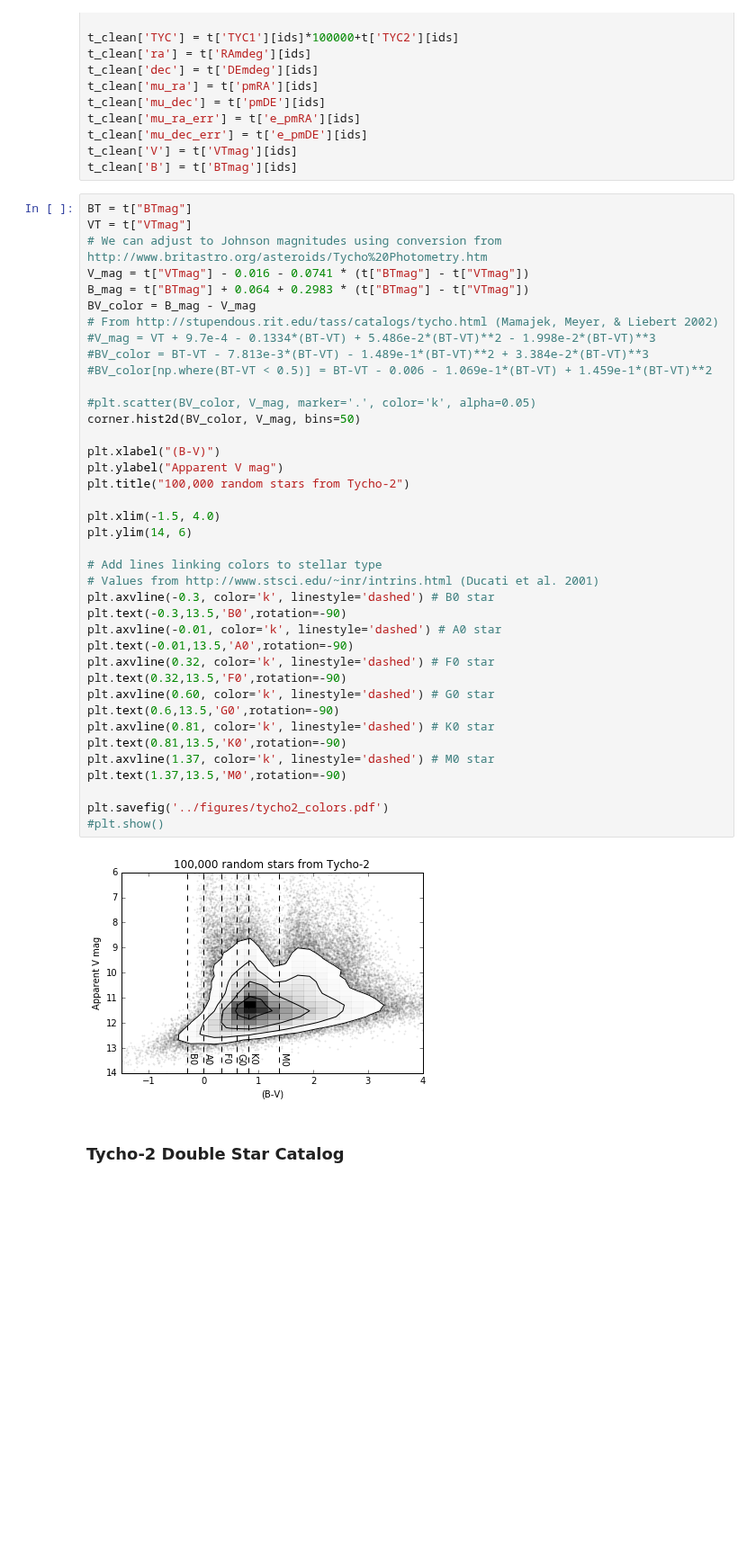
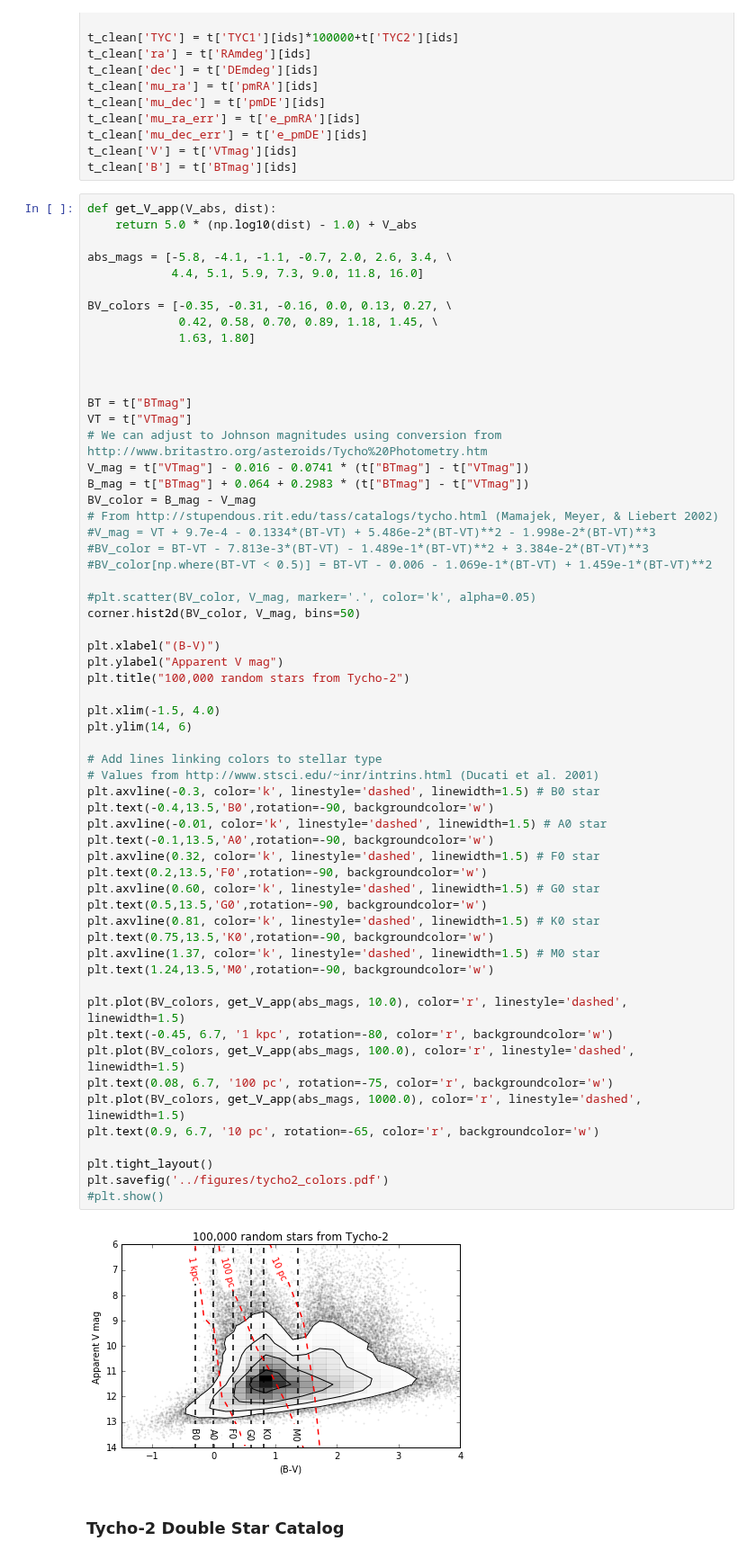
Before and after one commit to astroJeff/gaia_binaries, a Jupyter notebook: notebooks/Tycho-2 Data.ipynb, the cells around one changed output. Shown at 90% size. Saved outputs shown, nothing was run; the diff lists cells and outputs as text; blank space fills up the shorter version.

```diff
--- a/notebooks/Tycho-2 Data.ipynb
+++ b/notebooks/Tycho-2 Data.ipynb
@@ -40,46 +40,66 @@ t_clean['mu_dec_err'] = t['e_pmDE'][ids]
 t_clean['V'] = t['VTmag'][ids]
 t_clean['B'] = t['BTmag'][ids]
 # %%
+def get_V_app(V_abs, dist):
+    return 5.0 * (np.log10(dist) - 1.0) + V_abs
+
+abs_mags = [-5.8, -4.1, -1.1, -0.7, 2.0, 2.6, 3.4, \
+            4.4, 5.1, 5.9, 7.3, 9.0, 11.8, 16.0]
+
+BV_colors = [-0.35, -0.31, -0.16, 0.0, 0.13, 0.27, \
+             0.42, 0.58, 0.70, 0.89, 1.18, 1.45, \
+             1.63, 1.80]
+
+
+
 BT = t["BTmag"]
 VT = t["VTmag"]
 # We can adjust to Johnson magnitudes using conversion from http://www.britastro.org/asteroids/Tycho%20Photometry.htm
 V_mag = t["VTmag"] - 0.016 - 0.0741 * (t["BTmag"] - t["VTmag"])
 B_mag = t["BTmag"] + 0.064 + 0.2983 * (t["BTmag"] - t["VTmag"])
 BV_color = B_mag - V_mag
 # From http://stupendous.rit.edu/tass/catalogs/tycho.html (Mamajek, Meyer, & Liebert 2002)
 #V_mag = VT + 9.7e-4 - 0.1334*(BT-VT) + 5.486e-2*(BT-VT)**2 - 1.998e-2*(BT-VT)**3
 #BV_color = BT-VT - 7.813e-3*(BT-VT) - 1.489e-1*(BT-VT)**2 + 3.384e-2*(BT-VT)**3
 #BV_color[np.where(BT-VT < 0.5)] = BT-VT - 0.006 - 1.069e-1*(BT-VT) + 1.459e-1*(BT-VT)**2
 
 #plt.scatter(BV_color, V_mag, marker='.', color='k', alpha=0.05)
 corner.hist2d(BV_color, V_mag, bins=50)
 
 plt.xlabel("(B-V)")
 plt.ylabel("Apparent V mag")
 plt.title("100,000 random stars from Tycho-2")
 
 plt.xlim(-1.5, 4.0)
 plt.ylim(14, 6)
 
 # Add lines linking colors to stellar type
 # Values from http://www.stsci.edu/~inr/intrins.html (Ducati et al. 2001)
-plt.axvline(-0.3, color='k', linestyle='dashed') # B0 star
-plt.text(-0.3,13.5,'B0',rotation=-90)
-plt.axvline(-0.01, color='k', linestyle='dashed') # A0 star
-plt.text(-0.01,13.5,'A0',rotation=-90)
-plt.axvline(0.32, color='k', linestyle='dashed') # F0 star
-plt.text(0.32,13.5,'F0',rotation=-90)
-plt.axvline(0.60, color='k', linestyle='dashed') # G0 star
-plt.text(0.6,13.5,'G0',rotation=-90)
-plt.axvline(0.81, color='k', linestyle='dashed') # K0 star
-plt.text(0.81,13.5,'K0',rotation=-90)
-plt.axvline(1.37, color='k', linestyle='dashed') # M0 star
-plt.text(1.37,13.5,'M0',rotation=-90)
+plt.axvline(-0.3, color='k', linestyle='dashed', linewidth=1.5) # B0 star
+plt.text(-0.4,13.5,'B0',rotation=-90, backgroundcolor='w')
+plt.axvline(-0.01, color='k', linestyle='dashed', linewidth=1.5) # A0 star
+plt.text(-0.1,13.5,'A0',rotation=-90, backgroundcolor='w')
+plt.axvline(0.32, color='k', linestyle='dashed', linewidth=1.5) # F0 star
+plt.text(0.2,13.5,'F0',rotation=-90, backgroundcolor='w')
+plt.axvline(0.60, color='k', linestyle='dashed', linewidth=1.5) # G0 star
+plt.text(0.5,13.5,'G0',rotation=-90, backgroundcolor='w')
+plt.axvline(0.81, color='k', linestyle='dashed', linewidth=1.5) # K0 star
+plt.text(0.75,13.5,'K0',rotation=-90, backgroundcolor='w')
+plt.axvline(1.37, color='k', linestyle='dashed', linewidth=1.5) # M0 star
+plt.text(1.24,13.5,'M0',rotation=-90, backgroundcolor='w')
 
+plt.plot(BV_colors, get_V_app(abs_mags, 10.0), color='r', linestyle='dashed', linewidth=1.5)
+plt.text(-0.45, 6.7, '1 kpc', rotation=-80, color='r', backgroundcolor='w')
+plt.plot(BV_colors, get_V_app(abs_mags, 100.0), color='r', linestyle='dashed', linewidth=1.5)
+plt.text(0.08, 6.7, '100 pc', rotation=-75, color='r', backgroundcolor='w')
+plt.plot(BV_colors, get_V_app(abs_mags, 1000.0), color='r', linestyle='dashed', linewidth=1.5)
+plt.text(0.9, 6.7, '10 pc', rotation=-65, color='r', backgroundcolor='w')
+
+plt.tight_layout()
 plt.savefig('../figures/tycho2_colors.pdf')
 #plt.show()
 # %% [output]
-[figure, old version]
+[figure, new version]
 # %% [markdown]
 ### Tycho-2 Double Star Catalog
 # %%
```
Also changed, not shown: 2 other files.
